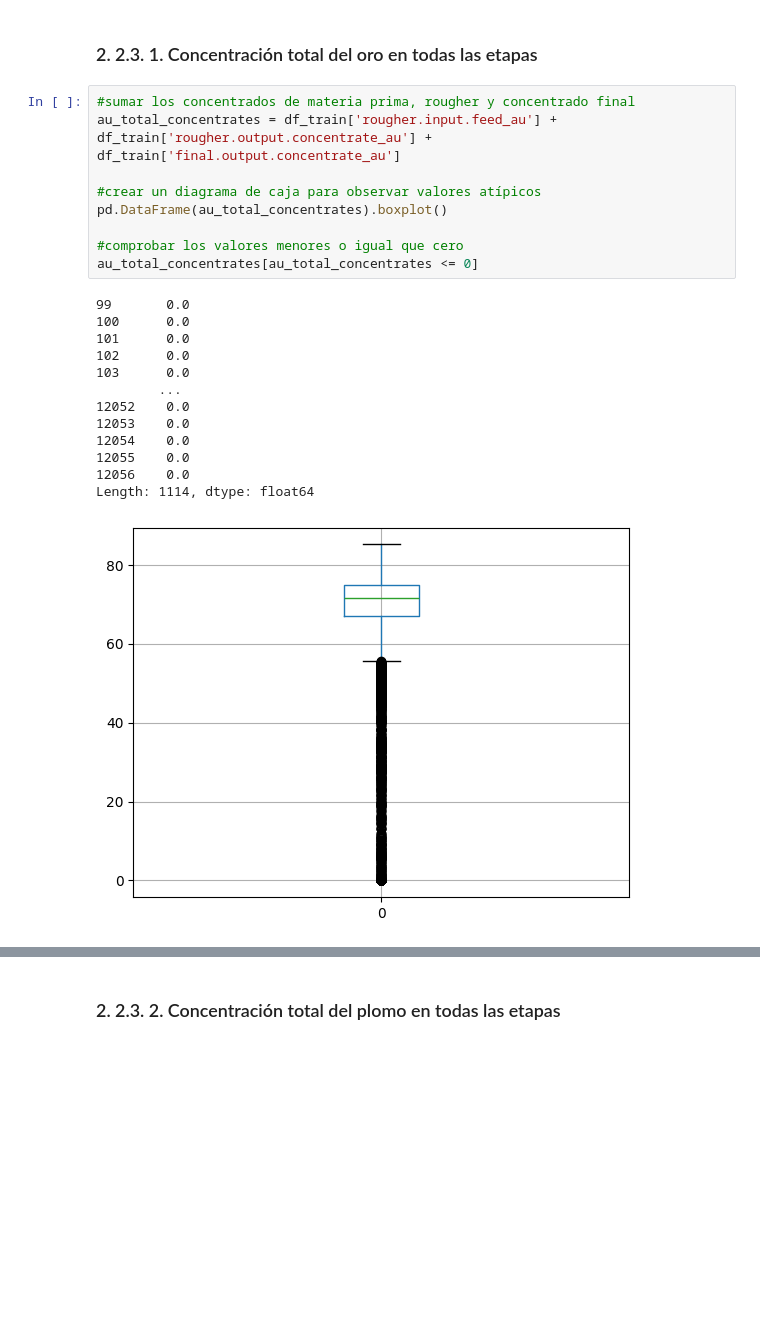
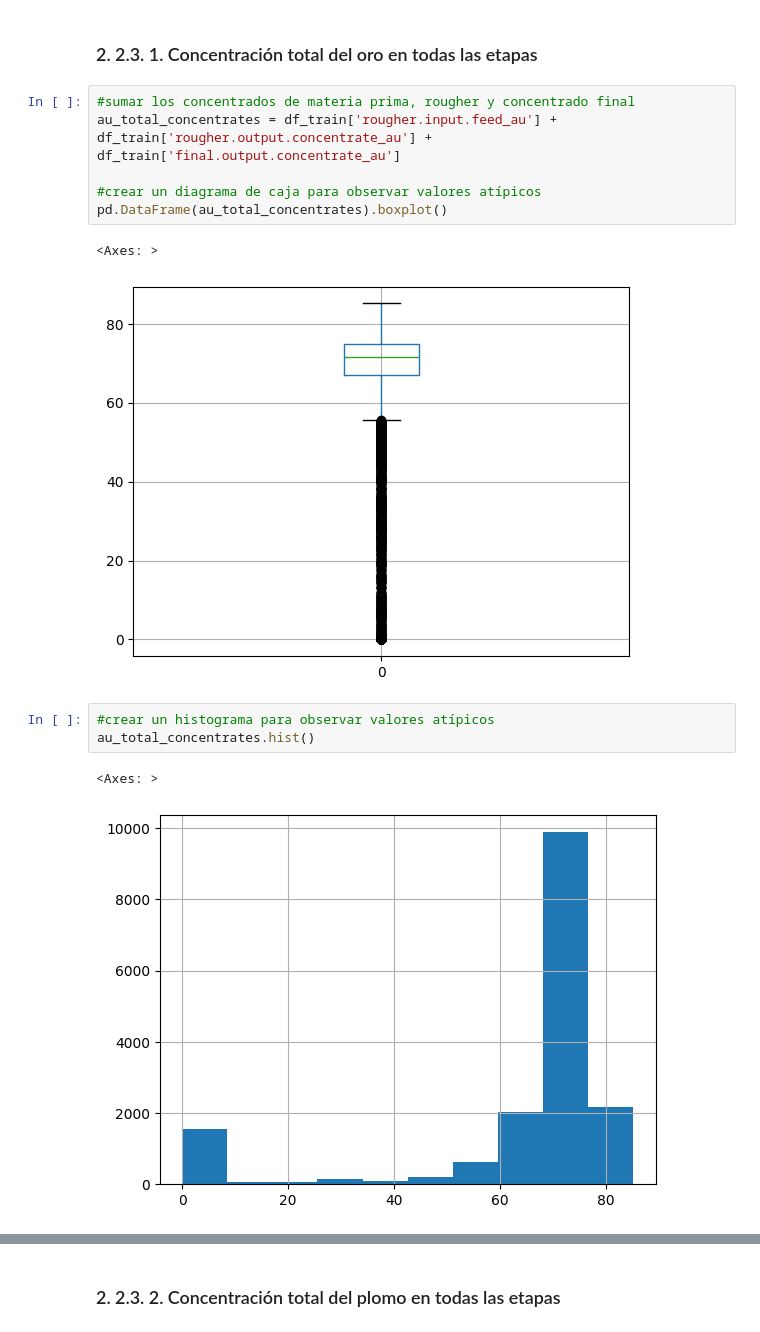
Before and after one commit to wh1tneyr/proyecto-tecnologico, a Jupyter notebook: gold.ipynb, the cells around one changed output, grey strips where cells are left out. Cells and saved outputs as stored; diff of their text form; blank space fills up the shorter version.

Commit message:
creando un histograma para ver los valores atipicos en la concentración del oro

```diff
--- a/gold.ipynb
+++ b/gold.ipynb
@@ -539,21 +539,13 @@ au_total_concentrates = df_train['rougher.input.feed_au'] + df_train['rougher.ou
 
 #crear un diagrama de caja para observar valores atípicos
 pd.DataFrame(au_total_concentrates).boxplot()
-
-#comprobar los valores menores o igual que cero
-au_total_concentrates[au_total_concentrates <= 0]
 # %% [output]
-99       0.0
-100      0.0
-101      0.0
-102      0.0
-103      0.0
-        ...
-12052    0.0
-12053    0.0
-12054    0.0
-12055    0.0
-12056    0.0
-Length: 1114, dtype: float64
+<Axes: >
 [figure]
+# %%
+#crear un histograma para observar valores atípicos
+au_total_concentrates.hist()
+# %% [output]
+<Axes: >
+[figure, added]
 # %% [markdown]
```
Also changed, not shown: parts of 1 cell of this notebook.
